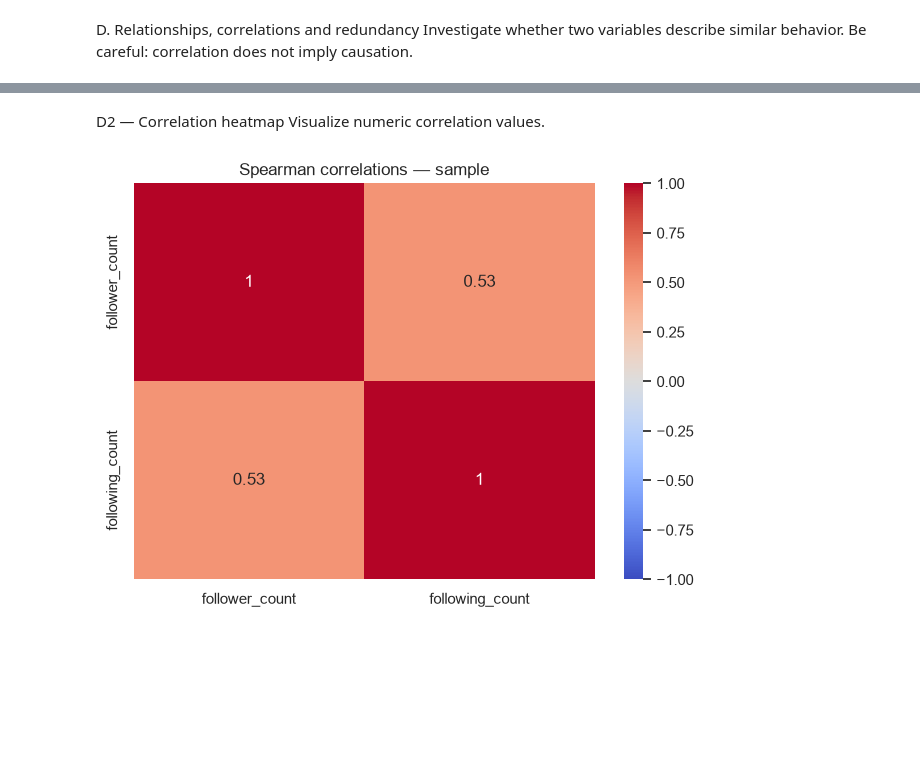
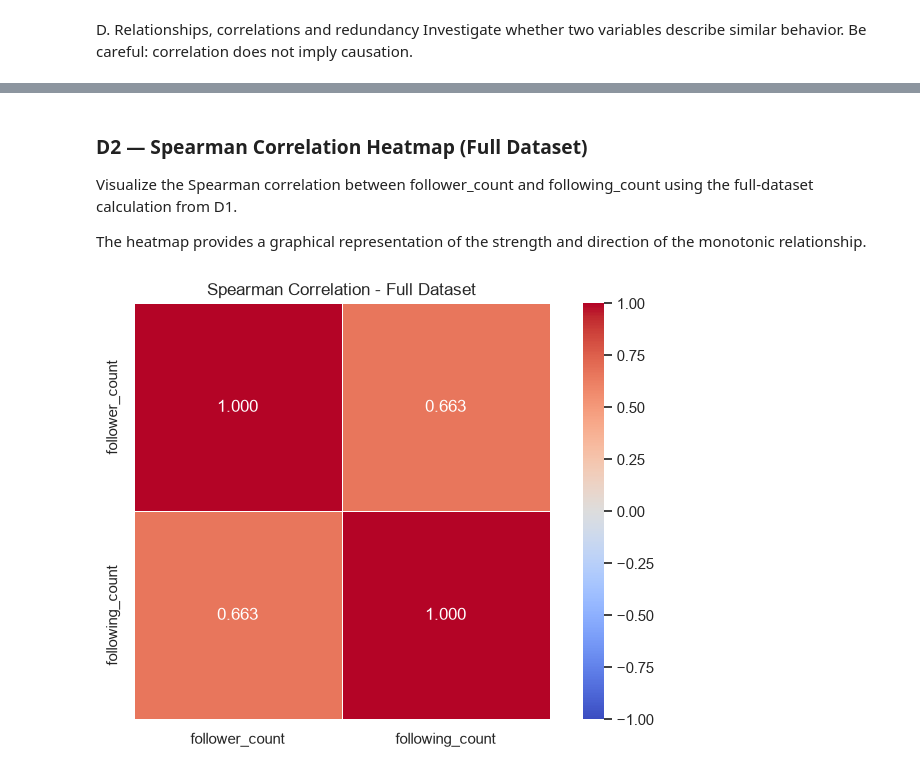
Before and after one commit to OsamaAawad/Data-Mining-Project-, a Jupyter notebook: notebooks/01_dataUnderstanding.ipynb, the cells around one changed output, grey strips where cells are left out. Saved outputs shown, nothing was run; the diff lists cells and outputs as text; code cells hidden in the pictures; blank space fills up the shorter version.

```diff
--- a/notebooks/01_dataUnderstanding.ipynb
+++ b/notebooks/01_dataUnderstanding.ipynb
@@ -423,11 +1251,51 @@ display(numeric.corr(method="spearman").round(3))
 # %% [markdown]
-D2 — Correlation heatmap
-Visualize numeric correlation values.
+
+### D2 — Spearman Correlation Heatmap (Full Dataset)
+
+Visualize the Spearman correlation between follower_count
+and following_count using the full-dataset calculation
+from D1.
+
+The heatmap provides a graphical representation of the
+strength and direction of the monotonic relationship.
 # %%
-sns.heatmap(numeric.corr(method="spearman"), annot=True, vmin=-1, vmax=1, cmap="coolwarm")
-plt.title("Spearman correlations — sample")
+
+# D2 - Spearman Correlation Heatmap (Full Dataset)
+
+import pandas as pd
+import matplotlib.pyplot as plt
+import seaborn as sns
+
+# Reuse the full-dataset result from D1
+correlation = result.loc[0, "spearman_correlation"]
+
+# Create the correlation matrix
+correlation_matrix = pd.DataFrame(
+    [
+        [1.0, correlation],
+        [correlation, 1.0]
+    ],
+    index=["follower_count", "following_count"],
+    columns=["follower_count", "following_count"]
+)
+
+# Plot heatmap
+plt.figure(figsize=(7, 5))
+
+sns.heatmap(
+    correlation_matrix,
+    annot=True,
+    fmt=".3f",
+    cmap="coolwarm",
+    vmin=-1,
+    vmax=1,
+    square=True,
+    linewidths=0.5
+)
+
+plt.title("Spearman Correlation - Full Dataset")
 plt.tight_layout()
 plt.show()
 # %% [output]
-[figure, old version]
+[figure, new version]
 # %% [markdown]
```
Also changed, not shown: parts of 41 cells of this notebook, 3 other files.
